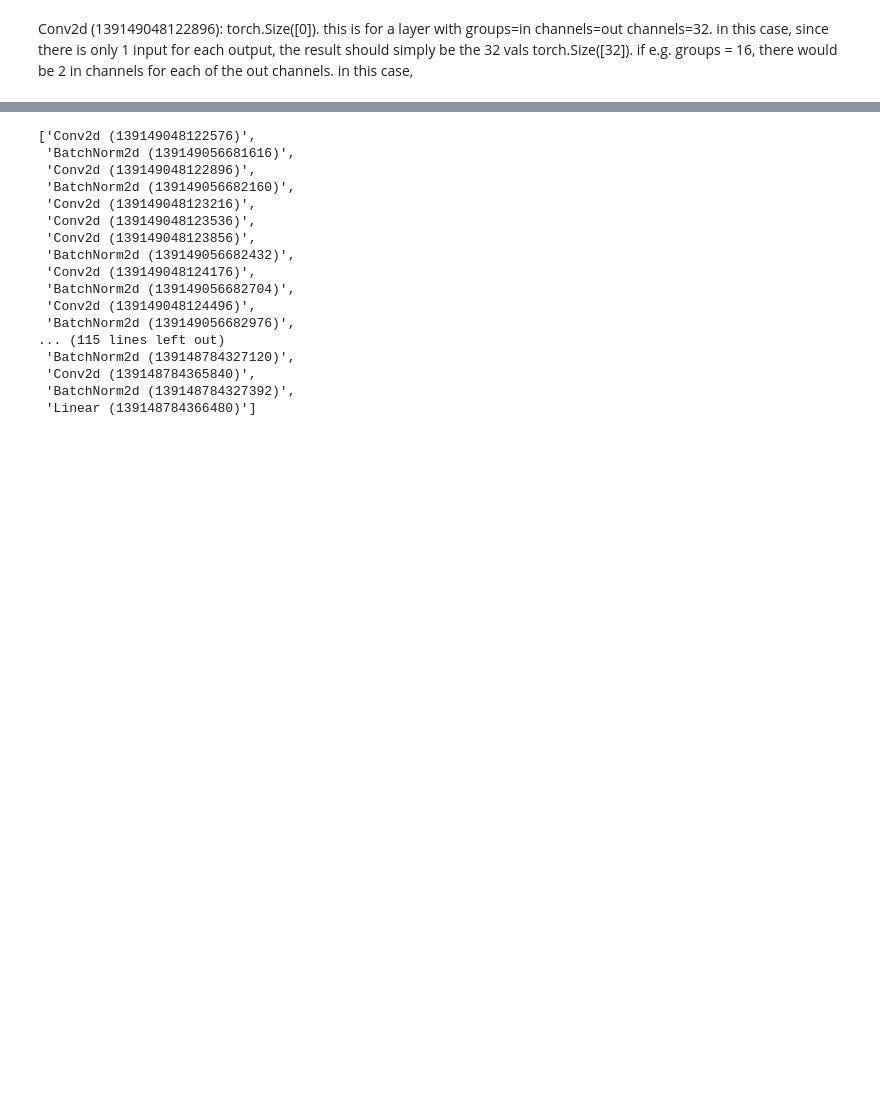
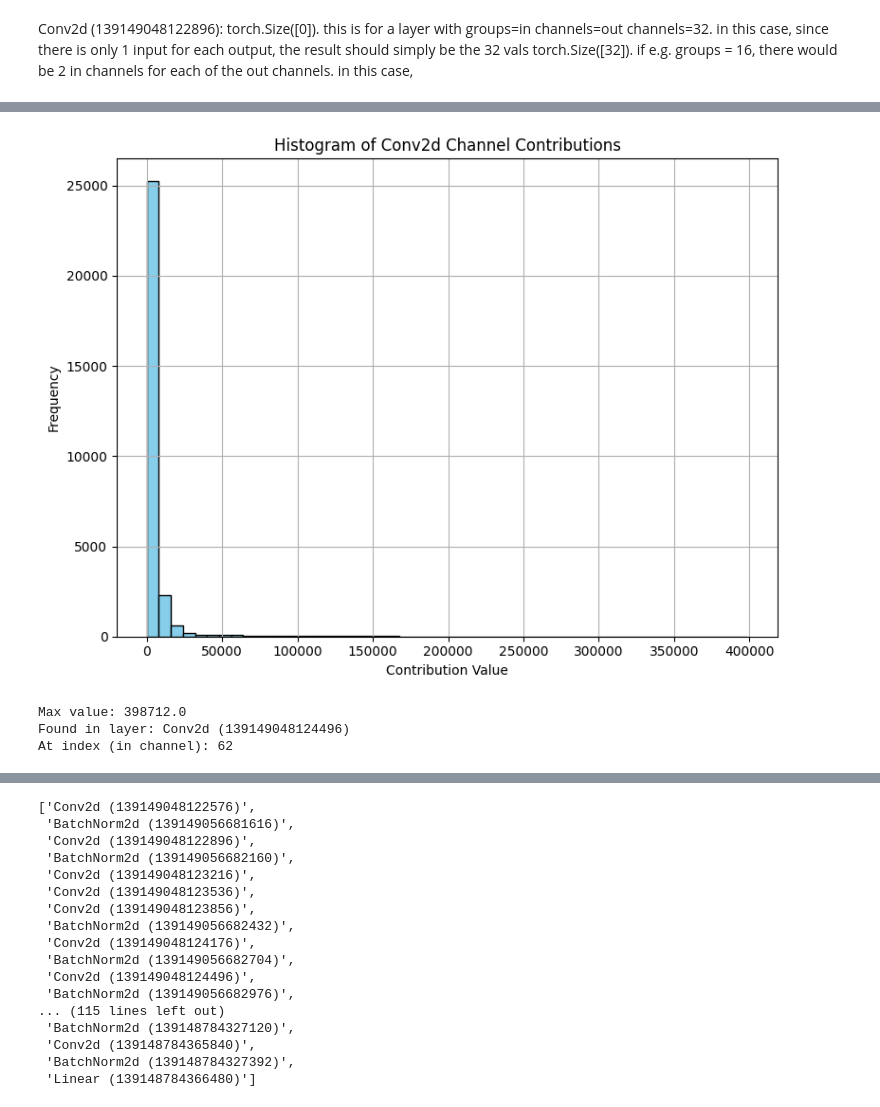
Before and after one commit to Kai-Mansfield/mnist, a Jupyter notebook: enet3.ipynb, the cells around one changed output, grey strips where cells are left out. Saved outputs shown, nothing was run; the diff lists cells and outputs as text; code cells hidden in the pictures; blank space fills up the shorter version.

```diff
--- a/enet3.ipynb
+++ b/enet3.ipynb
@@ -699,0 +625,22 @@ Conv2d (139148784365840): torch.Size([320])
+# %%
+conv_avg_contrib = {}
+
+for key, summary in summary_contributions.items():
+    if not key.startswith("Conv2d"):
+        continue
+
+    if summary.ndim != 2:
+        print(f"Skipping {key} due to unexpected shape: {summary.shape}")
+        continue
+
+    if summary.shape[0] == 1:
+        # Depthwise: squeeze to [C_out]
+        conv_avg_contrib[key] = summary.squeeze(0)
+    else:
+        # Standard conv: average over output channels → shape [C_in]
+        avg = summary.sum(dim=1) / summary.shape[1]
+        conv_avg_contrib[key] = avg
+
+# Print to confirm
+for key, avg in conv_avg_contrib.items():
+    print(f"{key}: {avg.shape}")
@@ -700 +665,38 @@ Conv2d (139148784365840): torch.Size([320])
+# %%
+import matplotlib.pyplot as plt
+import torch
+
+# Concatenate all values into one flat tensor
+all_vals = torch.cat([v.flatten() for v in conv_avg_contrib.values()])
+
+# Plot histogram
+plt.figure(figsize=(8, 6))
+plt.hist(all_vals.numpy(), bins=50, color='skyblue', edgecolor='black')
+plt.title("Histogram of Conv2d Channel Contributions")
+plt.xlabel("Contribution Value")
+plt.ylabel("Frequency")
+plt.grid(True)
+plt.tight_layout()
+plt.show()
+# %% [output]
+[figure, added]
+# %%
+max_val = float('-inf')
+max_layer = None
+max_index = None
+
+for name, tensor in conv_avg_contrib.items():
+    val, idx = tensor.max(dim=0)
+    if val.item() > max_val:
+        max_val = val.item()
+        max_layer = name
+        max_index = idx.item()
+
+print(f"Max value: {max_val}")
+print(f"Found in layer: {max_layer}")
+print(f"At index (in channel): {max_index}")
+# %% [output]
+Max value: 398712.0
+Found in layer: Conv2d (139149048124496)
+At index (in channel): 62
 # %%
```
Also changed, not shown: parts of 9 cells of this notebook.
